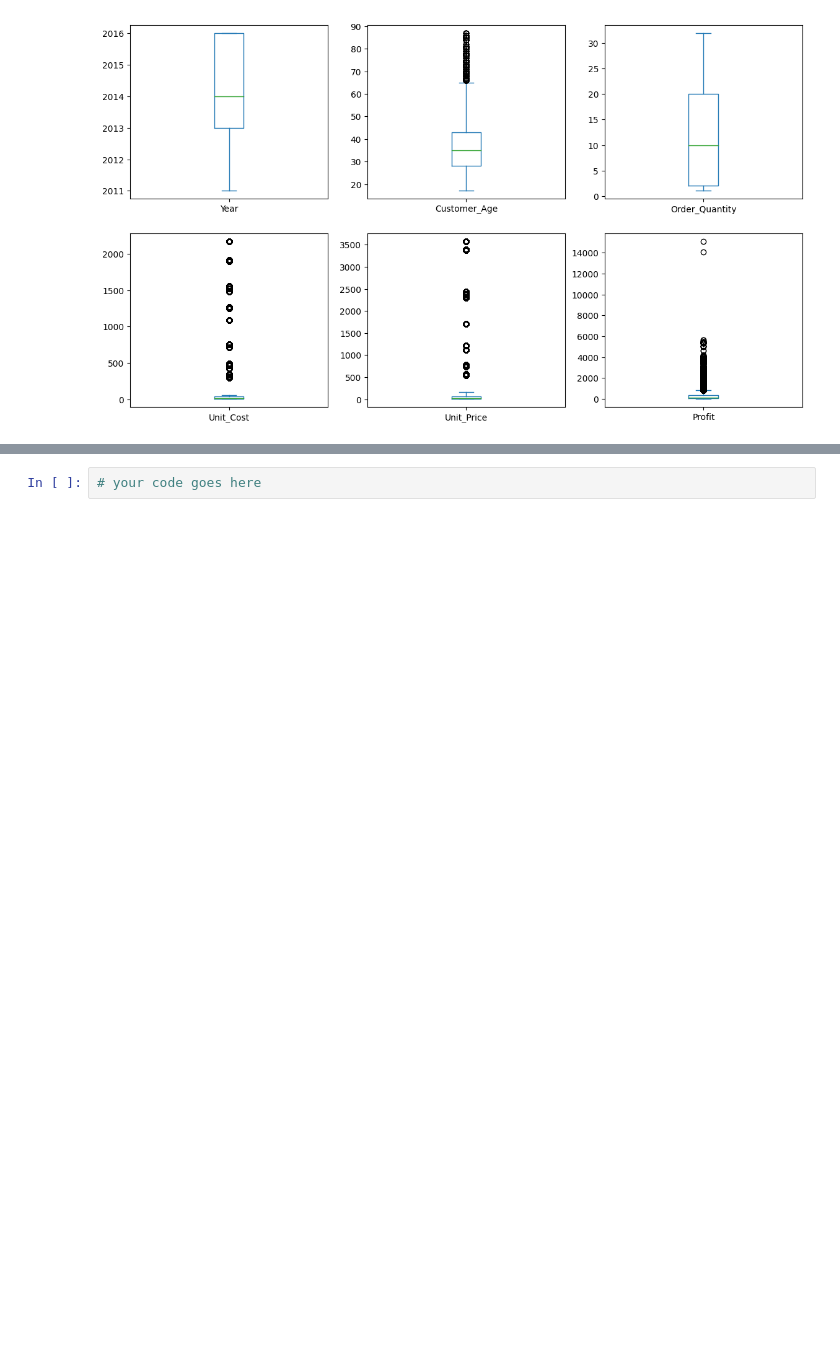
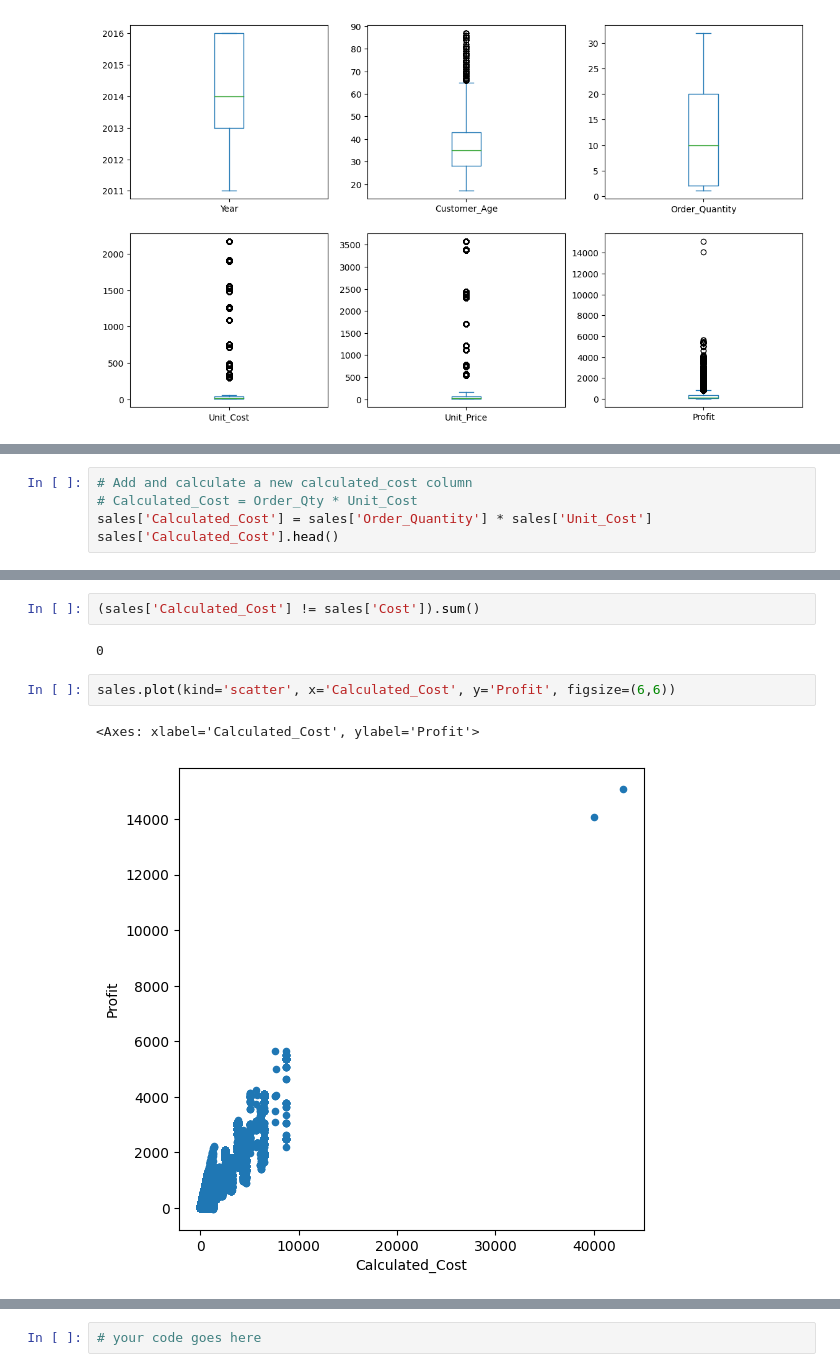
Before and after one commit to vdalal/dataanalysiswithpython, a Jupyter notebook: Exercises_1.ipynb, the cells around one changed output, grey strips where cells are left out. Cells and saved outputs as stored; diff of their text form; blank space fills up the shorter version.

```diff
--- a/Exercises_1.ipynb
+++ b/Exercises_1.ipynb
@@ -159,0 +188,5 @@ dtype: object
+# %%
+# Add and calculate a new calculated_cost column
+# Calculated_Cost = Order_Qty * Unit_Cost
+sales['Calculated_Cost'] = sales['Order_Quantity'] * sales['Unit_Cost']
+sales['Calculated_Cost'].head()
@@ -160,3 +215,12 @@ dtype: object
+# %%
+(sales['Calculated_Cost'] != sales['Cost']).sum()
+# %% [output]
+0
+# %%
+sales.plot(kind='scatter', x='Calculated_Cost', y='Profit', figsize=(6,6))
+# %% [output]
+<Axes: xlabel='Calculated_Cost', ylabel='Profit'>
+[figure, added]
 # %% [markdown]
 ![green-divider](https://user-images.githubusercontent.com/7065401/52071924-c003ad80-2562-11e9-8297-1c6595f8a7ff.png)
 
```
Also changed, not shown: parts of 7 cells of this notebook.
